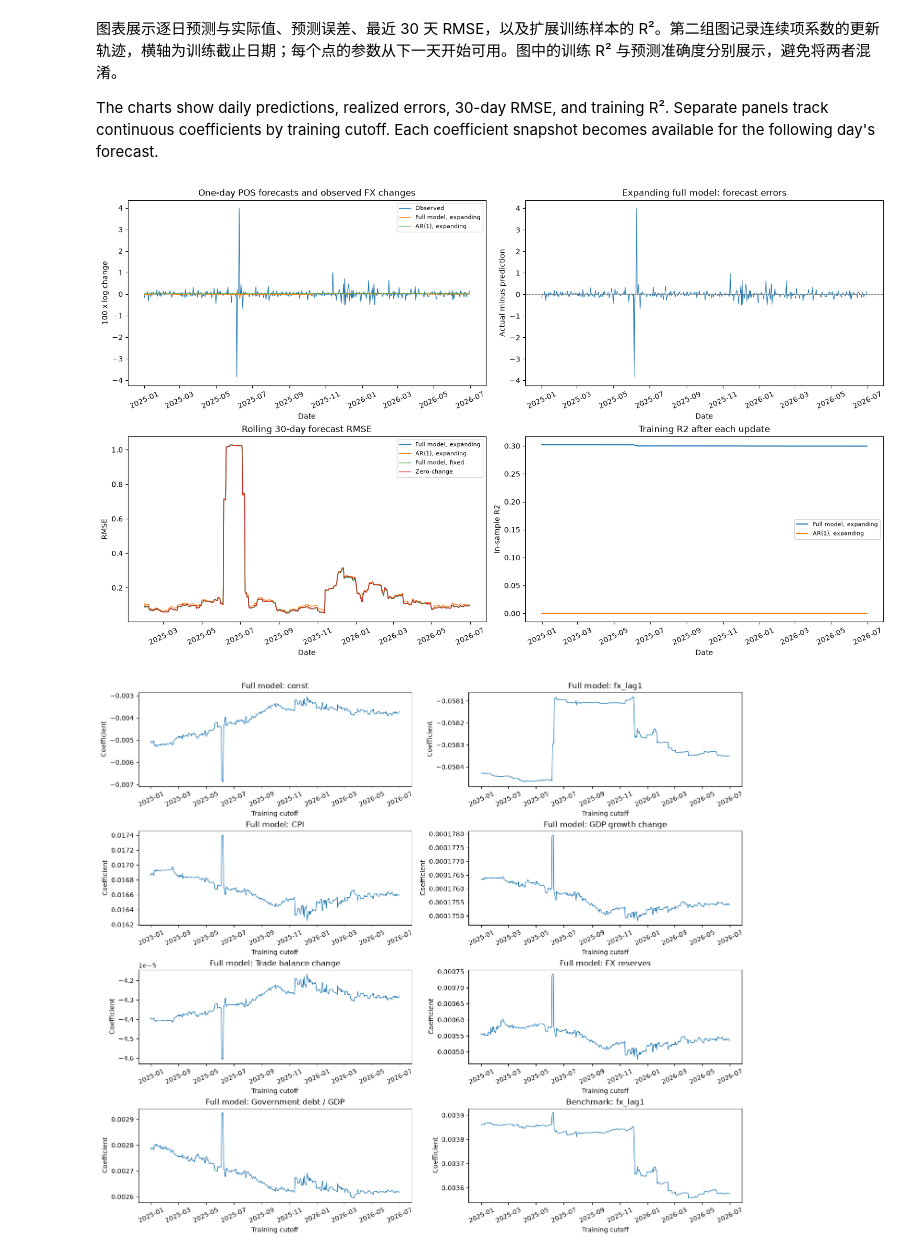
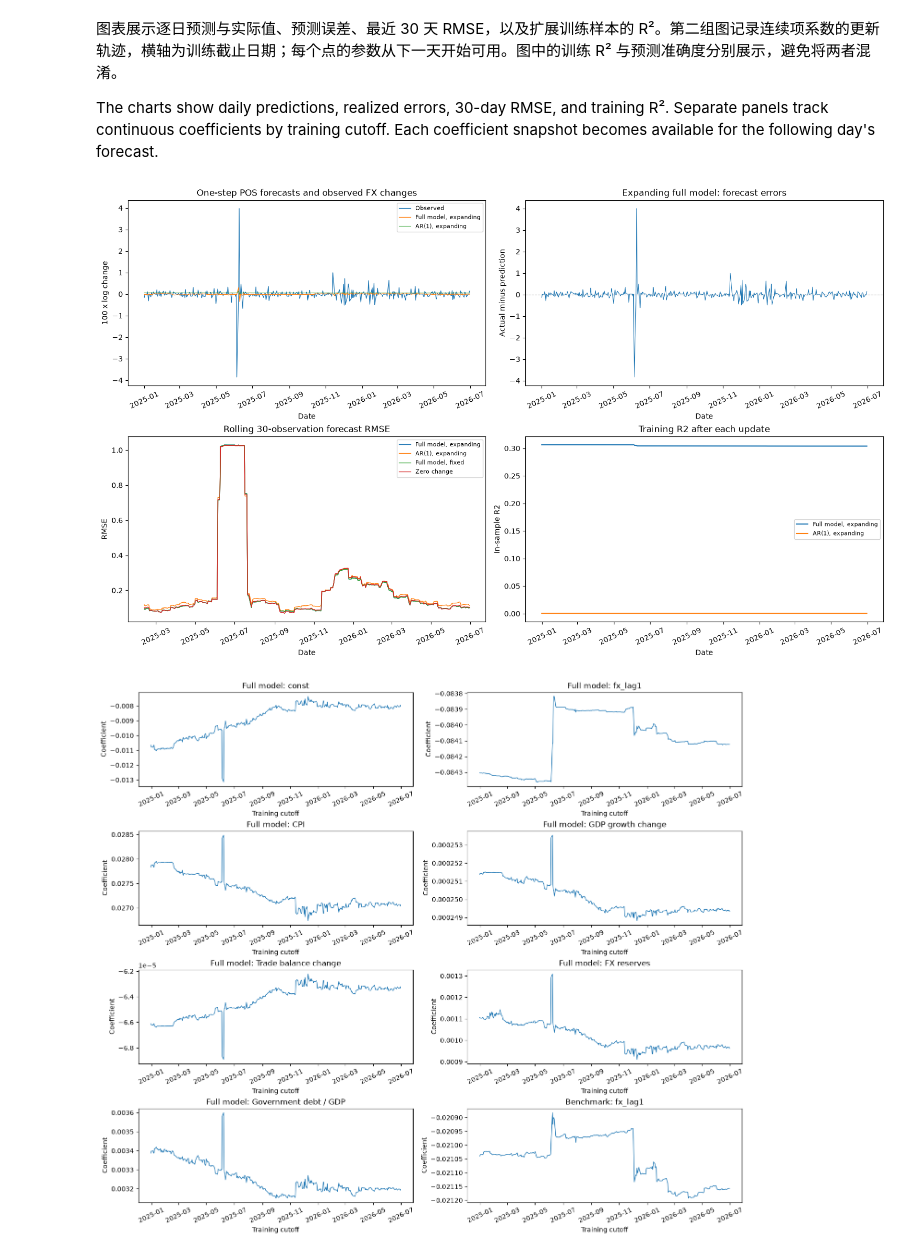
Before and after one commit to Kitazaki-Hinata/SLE_research, a Jupyter notebook: notebook/8_POS_mock_prediction.ipynb, the cells around one changed output. Saved outputs shown, nothing was run; the diff lists cells and outputs as text; code cells hidden in the pictures.

```diff
--- a/notebook/8_POS_mock_prediction.ipynb
+++ b/notebook/8_POS_mock_prediction.ipynb
@@ -31,9 +31,11 @@ if not DATA.is_dir():
 # basic parameters and constants and restrictions settings
 TRAIN_START, TRAIN_END = "2012-01-01", "2024-12-31"
 POS_START, POS_END = "2025-01-01", "2026-06-30"
-ALPHA, HAC_LAGS, ROLLING_DAYS = 0.05, 12, 30
-calendar = pd.date_range(TRAIN_START, POS_END, freq="D")
-pos_dates = pd.date_range(POS_START, POS_END, freq="D")
+ALPHA, HAC_LAGS, ROLLING_OBSERVATIONS = 0.05, 12, 30
+# Retain Sunday through Thursday; lag/window sizes count retained observations.
+MODEL_DAY = pd.offsets.CustomBusinessDay(weekmask="Sun Mon Tue Wed Thu")
+calendar = pd.date_range(TRAIN_START, POS_END, freq=MODEL_DAY)
+pos_dates = pd.date_range(POS_START, POS_END, freq=MODEL_DAY)
 FACTOR_FILES = {
     "CPI": "headline_cpi_log_change_daily.csv",
     "GDP growth change": "gdp_annual_pct_change_daily.csv",
@@ -86,14 +88,14 @@ for pattern, names in event_groups.items():
     policy_X.loc[historical.index, term] = historical.to_numpy()
     policy_sources[term] = " + ".join(names)
 # %%
-# All forecasting factors use the preceding calendar day's information.
+# All forecasting factors use the preceding retained observation's information.
 continuous = ["fx_lag1", *factors]
 predictors = pd.concat(
     [fx.shift(1).rename("fx_lag1"), macro.shift(1), policy_X], axis=1
 )
 sample = pd.concat([fx, predictors], axis=1).dropna()
 if not pos_dates.isin(sample.index).all():
-    raise ValueError("The POS period must contain complete daily model inputs and outcomes.")
+    raise ValueError("The POS period must contain complete model inputs and outcomes on every retained date.")
 y_all = sample["fx_change"]
 X_full = sm.add_constant(sample.drop(columns="fx_change"), has_constant="add")
 initial_dates = sample.loc[:TRAIN_END].index
@@ -101,7 +103,7 @@ if initial_dates.empty or initial_dates[-1] != pd.Timestamp(TRAIN_END):
     raise ValueError("The initial sample must end on TRAIN_END.")
 
 forecast_inputs = X_full.loc[pos_dates].copy()
-forecast_inputs.insert(0, "feature_date", pos_dates - pd.Timedelta(days=1))
+forecast_inputs.insert(0, "feature_date", pd.DatetimeIndex([date - MODEL_DAY for date in pos_dates]))
 for name in source_flags:
     forecast_inputs[f"is_prediction::{name}"] = source_flags[name].shift(1).loc[pos_dates]
 if not forecast_inputs[list(policy_X)].eq(0).all().all():
@@ -219,7 +221,7 @@ def run_expanding_pos(response, design, target_dates, first_full, first_ar1):
     def save_fit_state(model_key, fit, end_date):
         training_rows.append({
             "fit_through": end_date,
-            "usable_from": end_date + pd.Timedelta(days=1),
+            "usable_from": end_date + MODEL_DAY,
             "model": model_key,
             "n": int(fit.nobs),
             "parameters": len(fit.params),
@@ -235,7 +237,7 @@ def run_expanding_pos(response, design, target_dates, first_full, first_ar1):
         })
         parameter_rows.append({
             "fit_through": end_date,
-            "usable_from": end_date + pd.Timedelta(days=1),
+            "usable_from": end_date + MODEL_DAY,
             "model": model_key,
             **fit.params.to_dict(),
         })
@@ -243,9 +245,9 @@ def run_expanding_pos(response, design, target_dates, first_full, first_ar1):
     save_fit_state("full_expanding", current_full, fit_through)
     save_fit_state("ar1_expanding", current_ar1, fit_through)
     for target_date in target_dates:
-        origin = target_date - pd.Timedelta(days=1)
+        origin = target_date - MODEL_DAY
         if fit_through != origin:
-            raise ValueError("Each forecast must use a model fitted through the preceding day.")
+            raise ValueError("Each forecast must use a model fitted through the preceding retained date.")
         row_x = design.loc[[target_date]]
         # Forecast before reading the target or adding it to the fit.
         predictions = {
@@ -368,8 +370,8 @@ for model_key in MODEL_LABELS:
     absolute = forecast_log[f"abs_error::{model_key}"]
     running_accuracy[f"cumulative_RMSE::{model_key}"] = np.sqrt(squared.expanding().mean())
     running_accuracy[f"cumulative_MAE::{model_key}"] = absolute.expanding().mean()
-    running_accuracy[f"rolling_{ROLLING_DAYS}d_RMSE::{model_key}"] = np.sqrt(
-        squared.rolling(ROLLING_DAYS, min_periods=ROLLING_DAYS).mean()
+    running_accuracy[f"rolling_{ROLLING_OBSERVATIONS}obs_RMSE::{model_key}"] = np.sqrt(
+        squared.rolling(ROLLING_OBSERVATIONS, min_periods=ROLLING_OBSERVATIONS).mean()
     )
 
 parameter_change = pd.DataFrame({
@@ -447,7 +449,7 @@ axes[0, 0].plot(
     forecast_log.index, forecast_log["prediction::ar1_expanding"],
     label="AR(1), expanding", linewidth=0.8, alpha=0.8,
 )
-axes[0, 0].set(title="One-day POS forecasts and observed FX changes", ylabel="100 x log change")
+axes[0, 0].set(title="One-step POS forecasts and observed FX changes", ylabel="100 x log change")
 axes[0, 0].legend(fontsize=8)
 axes[0, 1].plot(
     forecast_log.index, forecast_log["error::full_expanding"], linewidth=0.8
@@ -458,39 +460,39 @@ axes[0, 1].set(title="Expanding full model: forecast errors", ylabel="Actual min
 for model_key, label in MODEL_LABELS.items():
     axes[1, 0].plot(
         running_accuracy.index,
-        running_accuracy[f"rolling_{ROLLING_DAYS}d_RMSE::{model_key}"],
+        running_accuracy[f"rolling_{ROLLING_OBSERVATIONS}obs_RMSE::{model_key}"],
         label=label, linewidth=1,
     )
-axes[1, 0].set(title=f"Rolling {ROLLING_DAYS}-day forecast RMSE", ylabel="RMSE")
+axes[1, 0].set(title=f"Rolling {ROLLING_OBSERVATIONS}-observation forecast RMSE", ylabel="RMSE")
 axes[1, 0].legend(fontsize=8)
 for model_key in ["full_expanding", "ar1_expanding"]:
     history = training_history.loc[training_history["model"].eq(model_key)]
     axes[1, 1].plot(history["fit_through"], history["training_R2"], label=MODEL_LABELS[model_key])
 axes[1, 1].set(title="Training R2 after each update", ylabel="In-sample R2")
 axes[1, 1].legend(fontsize=8)
 for ax in axes.flat:
     ax.set_xlabel("Date")
     ax.tick_params(axis="x", labelrotation=25)
 plt.show()
 
 full_parameters = parameter_history.loc[
     parameter_history["model"].eq("full_expanding")
 ].set_index("fit_through")
 ar1_parameters = parameter_history.loc[
     parameter_history["model"].eq("ar1_expanding")
 ].set_index("fit_through")
 fig, axes = plt.subplots(4, 2, figsize=(14, 12), layout="constrained")
 for ax, term in zip(axes.flat, ["const", *continuous]):
     ax.plot(full_parameters.index, full_parameters[term], linewidth=1)
     ax.set(title=f"Full model: {term}", ylabel="Coefficient")
 axes.flat[-1].plot(
     ar1_parameters.index, ar1_parameters["fx_lag1"], label="AR(1) benchmark", linewidth=1
 )
 axes.flat[-1].set(title="Benchmark: fx_lag1", ylabel="Coefficient")
 for ax in axes.flat:
     ax.set_xlabel("Training cutoff")
     ax.tick_params(axis="x", labelrotation=25)
 plt.show()
 # %% [output]
-[figure, old version]
+[figure, new version]
-[figure, old version]
+[figure, new version]
```
Also changed, not shown: parts of 4 cells of this notebook, 8 other files.
